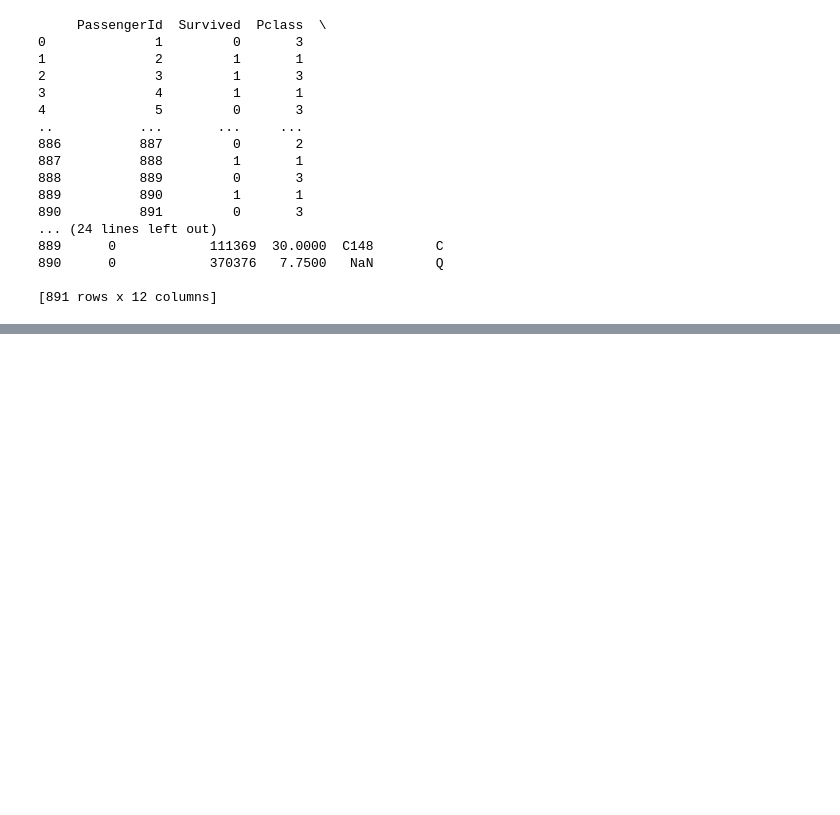
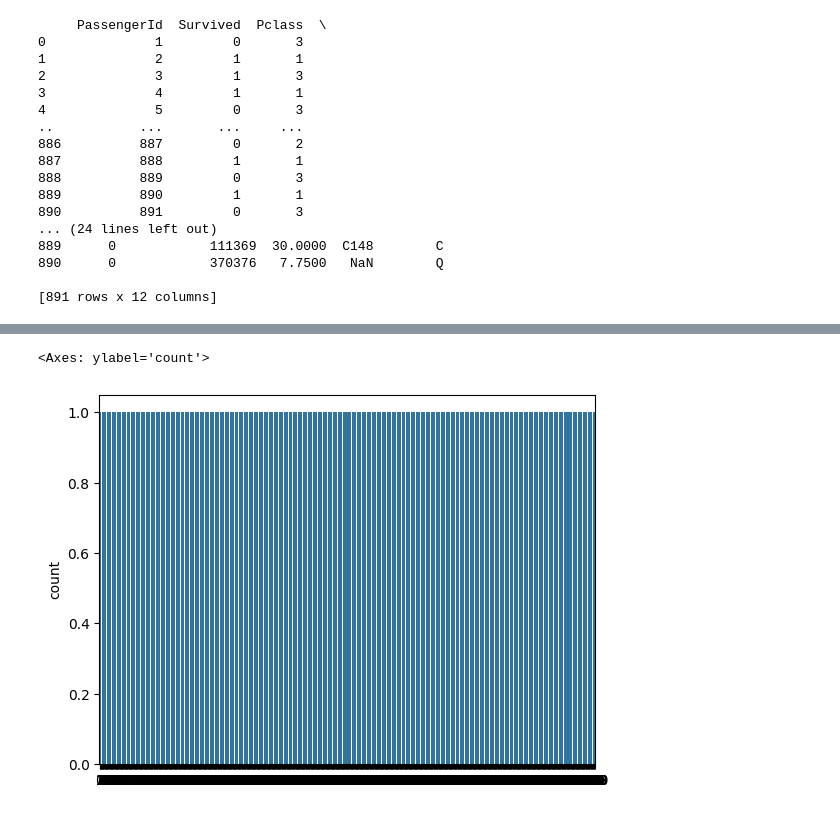
Before and after one commit to RAHUL573769/Machine-Learning-6months-Challenge, a Jupyter notebook: CampusX/100DaysofML/day20-univariate-analysis/myCode.ipynb, the cells around one changed output, grey strips where cells are left out. Cells and saved outputs as stored; diff of their text form; code cells hidden in the pictures; blank space fills up the shorter version.

```diff
--- a/CampusX/100DaysofML/day20-univariate-analysis/myCode.ipynb
+++ b/CampusX/100DaysofML/day20-univariate-analysis/myCode.ipynb
@@ -46,0 +76,5 @@ df.co
+# %%
+sns.countplot(df['Survived'])
+# %% [output]
+<Axes: ylabel='count'>
+[figure, added]
```
Also changed, not shown: parts of 11 cells of this notebook, 3 other files.
